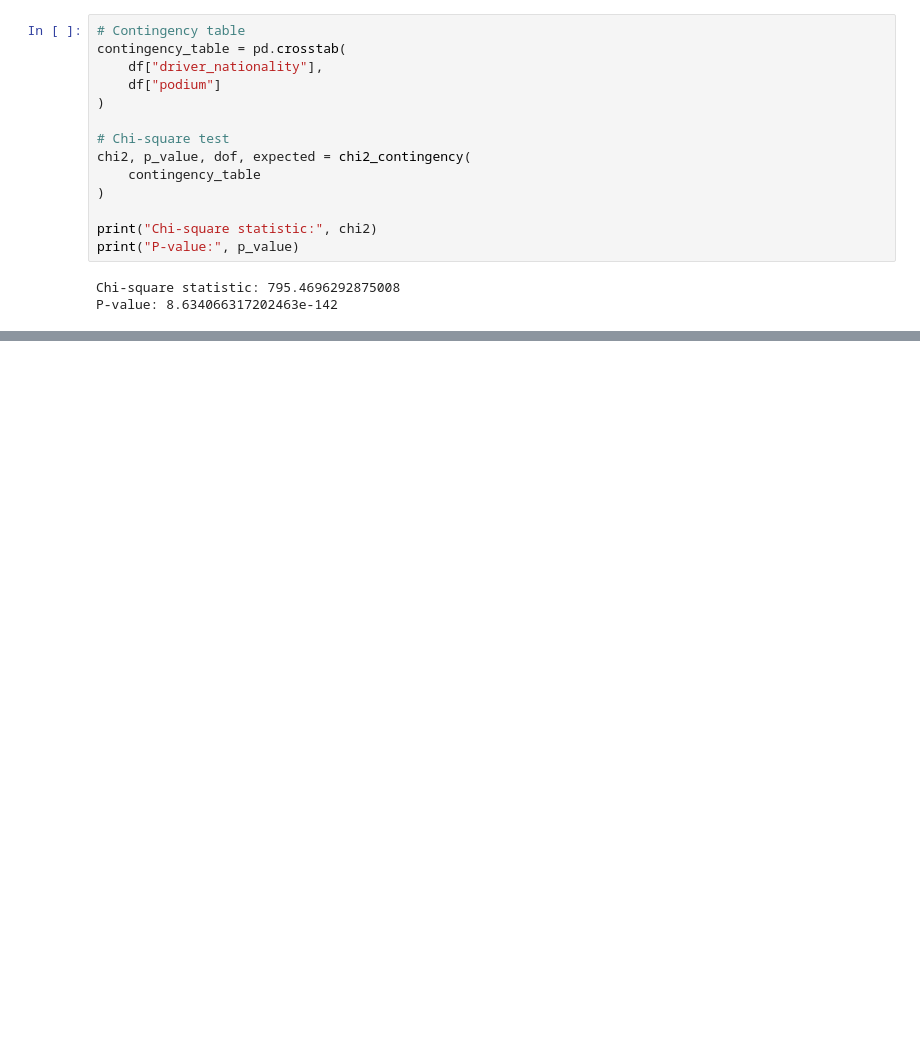
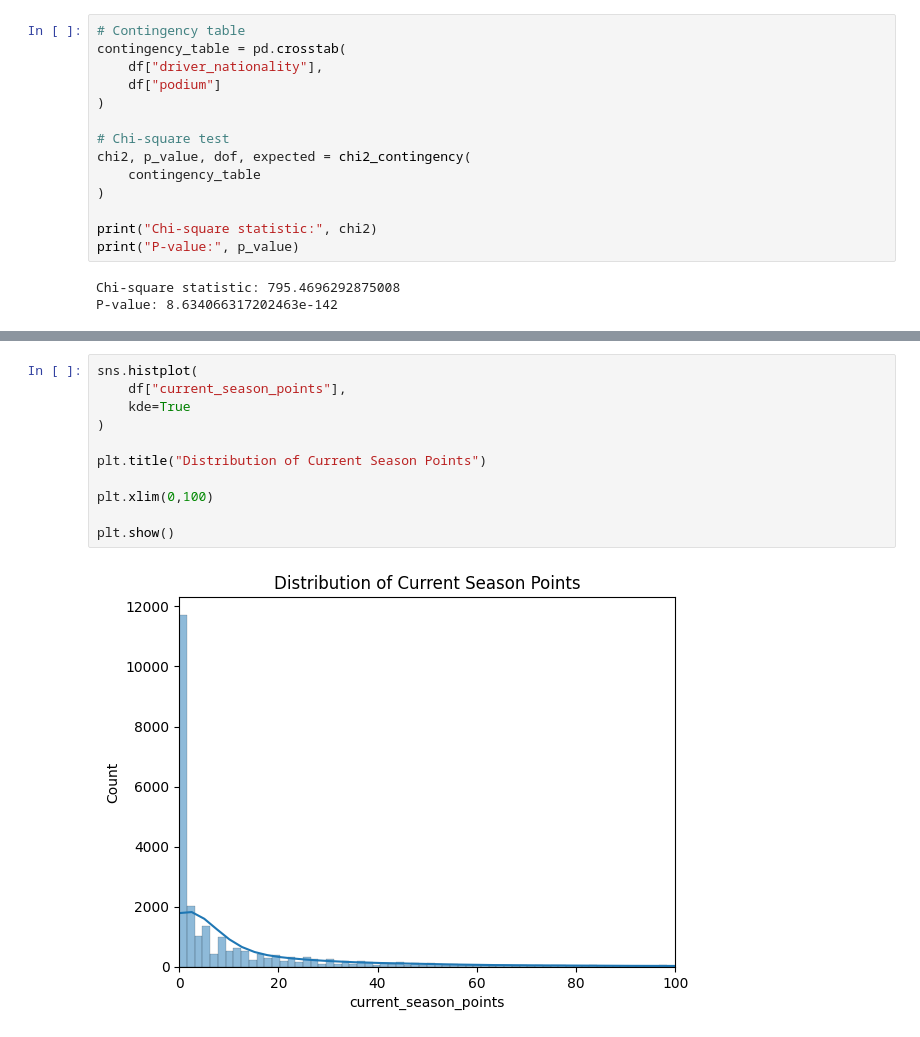
Before and after one commit to andersjohnsennn/F1-project, a Jupyter notebook: notebooks/04_classification_podium.ipynb, the cells around one changed output, grey strips where cells are left out. Saved outputs shown, nothing was run; the diff lists cells and outputs as text; blank space fills up the shorter version.

```diff
--- a/notebooks/04_classification_podium.ipynb
+++ b/notebooks/04_classification_podium.ipynb
@@ -289,0 +349,13 @@ P-value: 8.634066317202463e-142
+# %%
+sns.histplot(
+    df["current_season_points"],
+    kde=True
+)
+
+plt.title("Distribution of Current Season Points")
+
+plt.xlim(0,100)
+
+plt.show()
+# %% [output]
+[figure, added]
```
Also changed, not shown: parts of 19 cells of this notebook, 2 other files.
